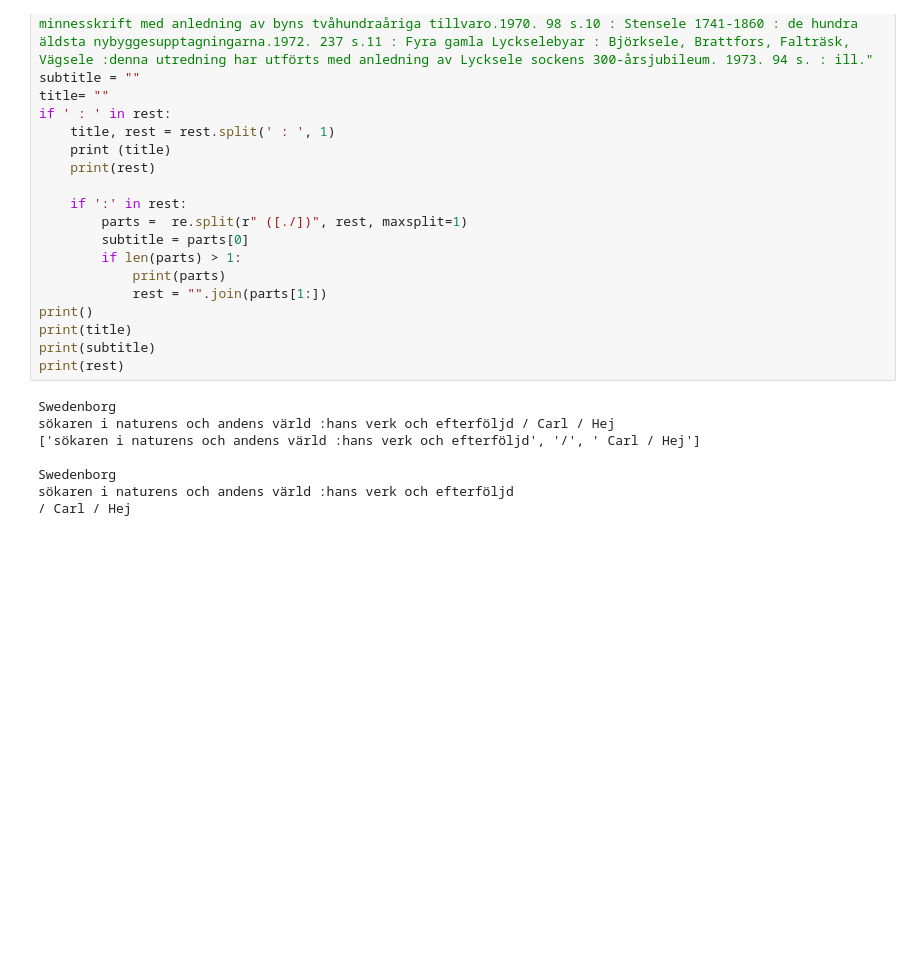
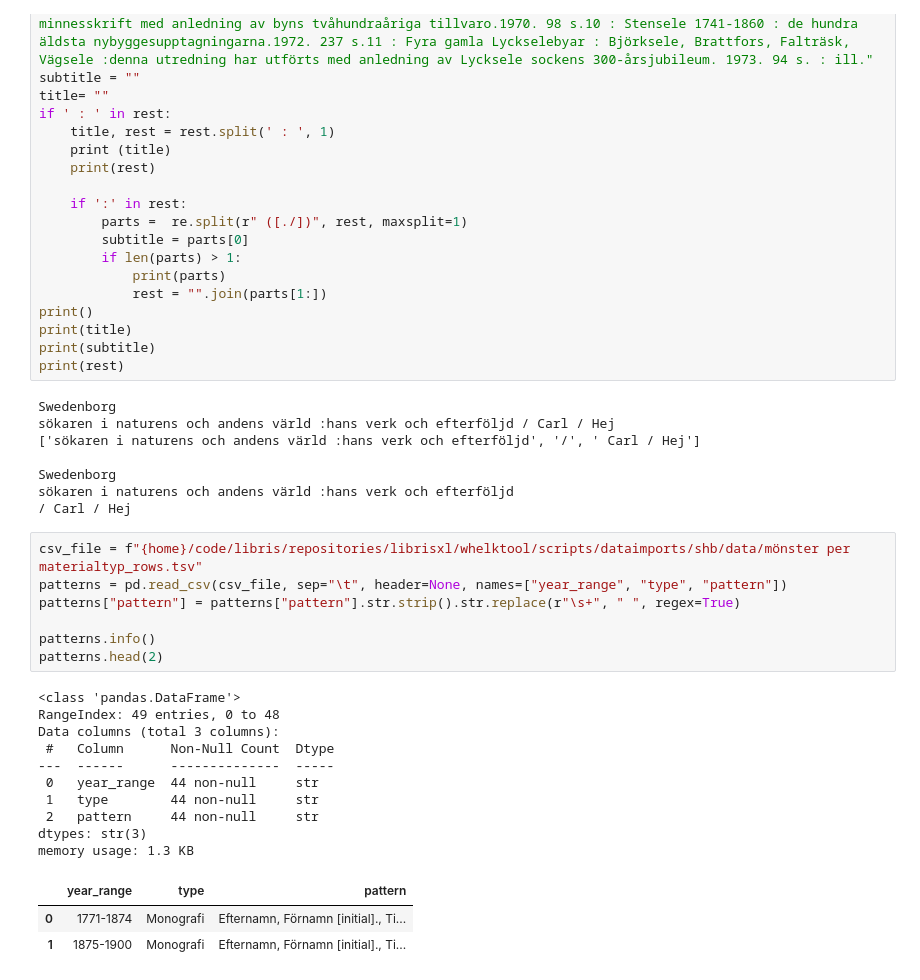
Before and after one commit to libris/librisxl, a Jupyter notebook: whelktool/scripts/dataimports/shb/analyze_shb.ipynb, the cells around one changed output. Saved outputs shown, nothing was run; the diff lists cells and outputs as text; blank space fills up the shorter version.

```diff
--- a/whelktool/scripts/dataimports/shb/analyze_shb.ipynb
+++ b/whelktool/scripts/dataimports/shb/analyze_shb.ipynb
@@ -358,3 +397,24 @@ sökaren i naturens och andens värld :hans verk och efterföljd / Carl / Hej
 Swedenborg
 sökaren i naturens och andens värld :hans verk och efterföljd
 / Carl / Hej
+# %%
+csv_file = f"{home}/code/libris/repositories/librisxl/whelktool/scripts/dataimports/shb/data/mönster per materialtyp_rows.tsv"
+patterns = pd.read_csv(csv_file, sep="\t", header=None, names=["year_range", "type", "pattern"])
+patterns["pattern"] = patterns["pattern"].str.strip().str.replace(r"\s+", " ", regex=True)
+
+patterns.info()
+patterns.head(2)
+# %% [output]
+<class 'pandas.DataFrame'>
+RangeIndex: 49 entries, 0 to 48
+Data columns (total 3 columns):
+ #   Column      Non-Null Count  Dtype
+---  ------      --------------  -----
+ 0   year_range  44 non-null     str
+ 1   type        44 non-null     str
+ 2   pattern     44 non-null     str
+dtypes: str(3)
+memory usage: 1.3 KB
+|  | year_range | type | pattern |
+| 0 | 1771-1874 | Monografi | Efternamn, Förnamn [initial]., Ti... |
+| 1 | 1875-1900 | Monografi | Efternamn, Förnamn [initial]., Ti... |
```
Also changed, not shown: parts of 10 cells of this notebook.
